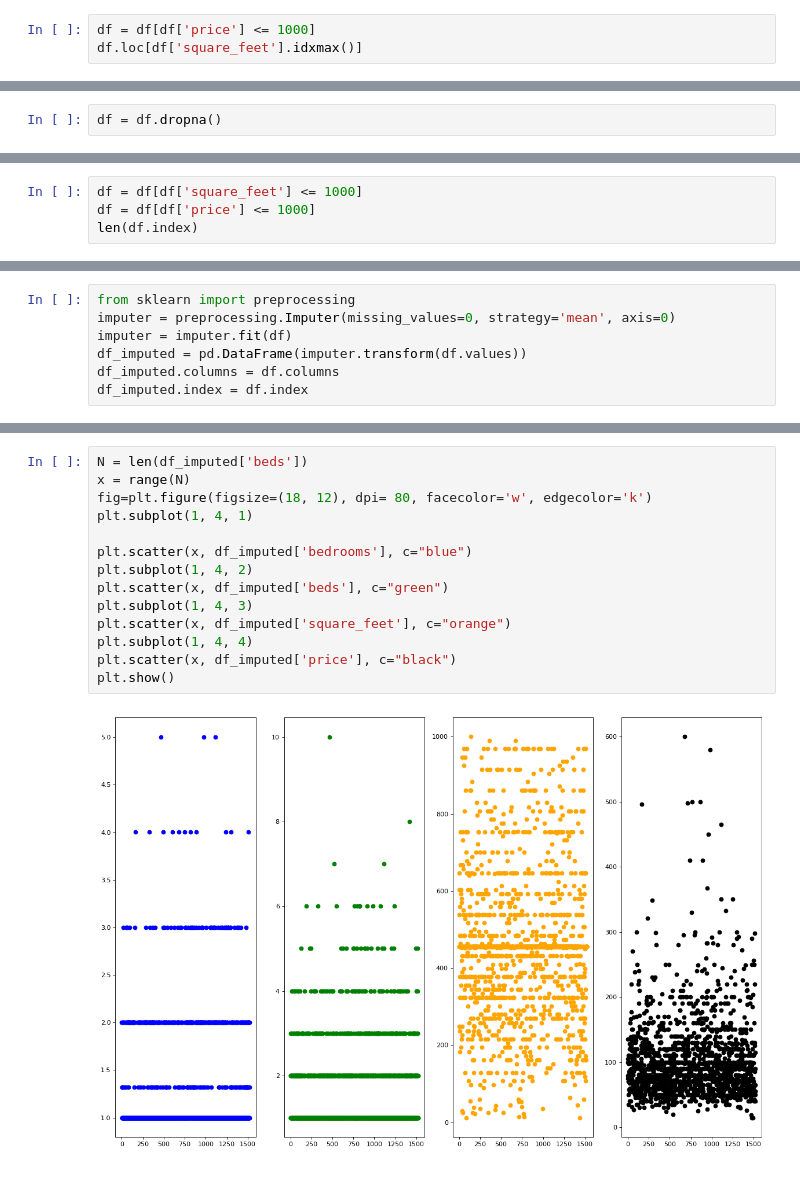
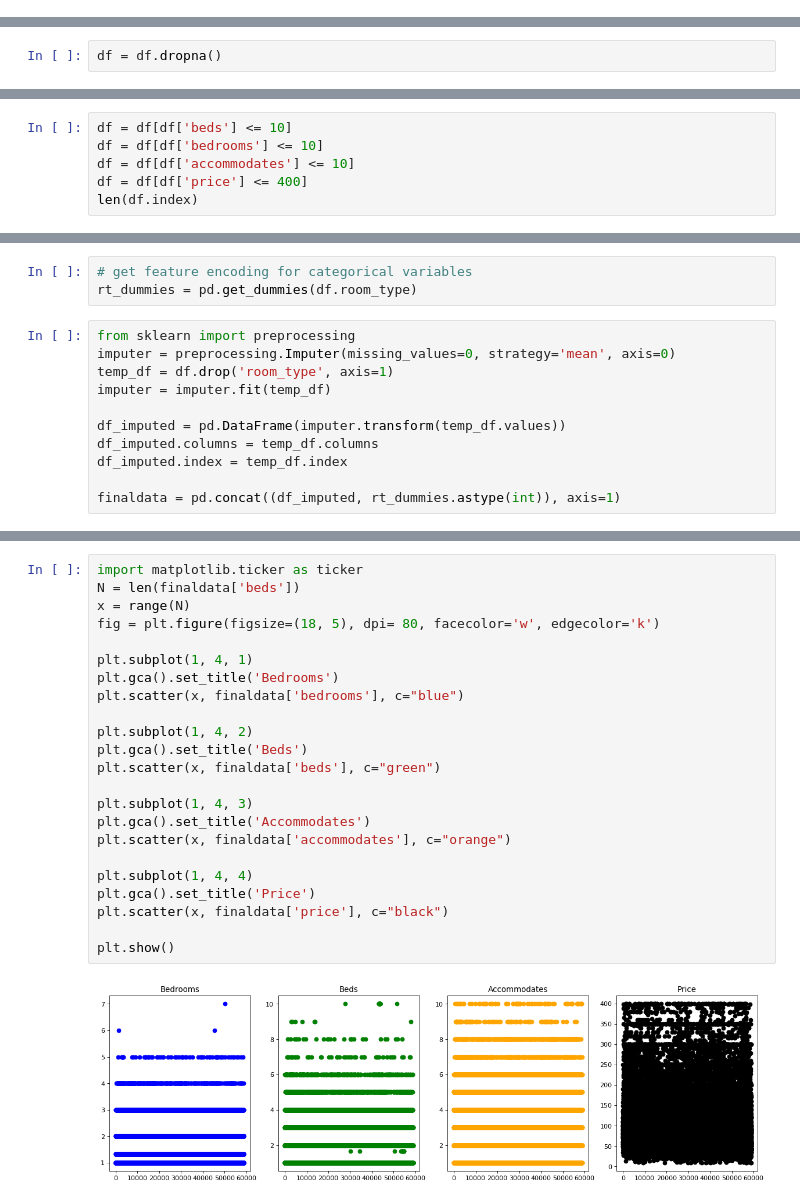
Before and after one commit to Rutle/jodatut-ht, a Jupyter notebook: jodatutHT.ipynb, the cells around one changed output, grey strips where cells are left out. Saved outputs shown, nothing was run; the diff lists cells and outputs as text.

```diff
--- a/jodatutHT.ipynb
+++ b/jodatutHT.ipynb
@@ -38,4 +39 @@ price              0
 dtype: int64
-# %%
-df = df[df['price'] <= 1000]
-df.loc[df['square_feet'].idxmax()]
@@ -86,5 +67,7 @@ Name: square_feet, Length: 152, dtype: int64
 # %%
-df = df[df['square_feet'] <= 1000]
-df = df[df['price'] <= 1000]
+df = df[df['beds'] <= 10]
+df = df[df['bedrooms'] <= 10]
+df = df[df['accommodates'] <= 10]
+df = df[df['price'] <= 400]
 len(df.index)
 # %% [output]
@@ -92,7 +75,14 @@ len(df.index)
+# %%
+# get feature encoding for categorical variables
+rt_dummies = pd.get_dummies(df.room_type)
 # %%
 from sklearn import preprocessing
 imputer = preprocessing.Imputer(missing_values=0, strategy='mean', axis=0)
-imputer = imputer.fit(df)
-df_imputed = pd.DataFrame(imputer.transform(df.values))
-df_imputed.columns = df.columns
-df_imputed.index = df.index
+temp_df = df.drop('room_type', axis=1)
+imputer = imputer.fit(temp_df)
+
+df_imputed = pd.DataFrame(imputer.transform(temp_df.values))
+df_imputed.columns = temp_df.columns
+df_imputed.index = temp_df.index
+
+finaldata = pd.concat((df_imputed, rt_dummies.astype(int)), axis=1)
@@ -111,16 +103,25 @@ df_imputed.describe()
 # %%
-N = len(df_imputed['beds'])
+import matplotlib.ticker as ticker
+N = len(finaldata['beds'])
 x = range(N)
-fig=plt.figure(figsize=(18, 12), dpi= 80, facecolor='w', edgecolor='k')
+fig = plt.figure(figsize=(18, 5), dpi= 80, facecolor='w', edgecolor='k')
+
 plt.subplot(1, 4, 1)
+plt.gca().set_title('Bedrooms')
+plt.scatter(x, finaldata['bedrooms'], c="blue")
 
-plt.scatter(x, df_imputed['bedrooms'], c="blue")
 plt.subplot(1, 4, 2)
-plt.scatter(x, df_imputed['beds'], c="green")
+plt.gca().set_title('Beds')
+plt.scatter(x, finaldata['beds'], c="green")
+
 plt.subplot(1, 4, 3)
-plt.scatter(x, df_imputed['square_feet'], c="orange")
+plt.gca().set_title('Accommodates')
+plt.scatter(x, finaldata['accommodates'], c="orange")
+
 plt.subplot(1, 4, 4)
-plt.scatter(x, df_imputed['price'], c="black")
+plt.gca().set_title('Price')
+plt.scatter(x, finaldata['price'], c="black")
+
 plt.show()
 # %% [output]
-[figure, old version]
+[figure, new version]
```
Also changed, not shown: parts of 41 cells of this notebook.
